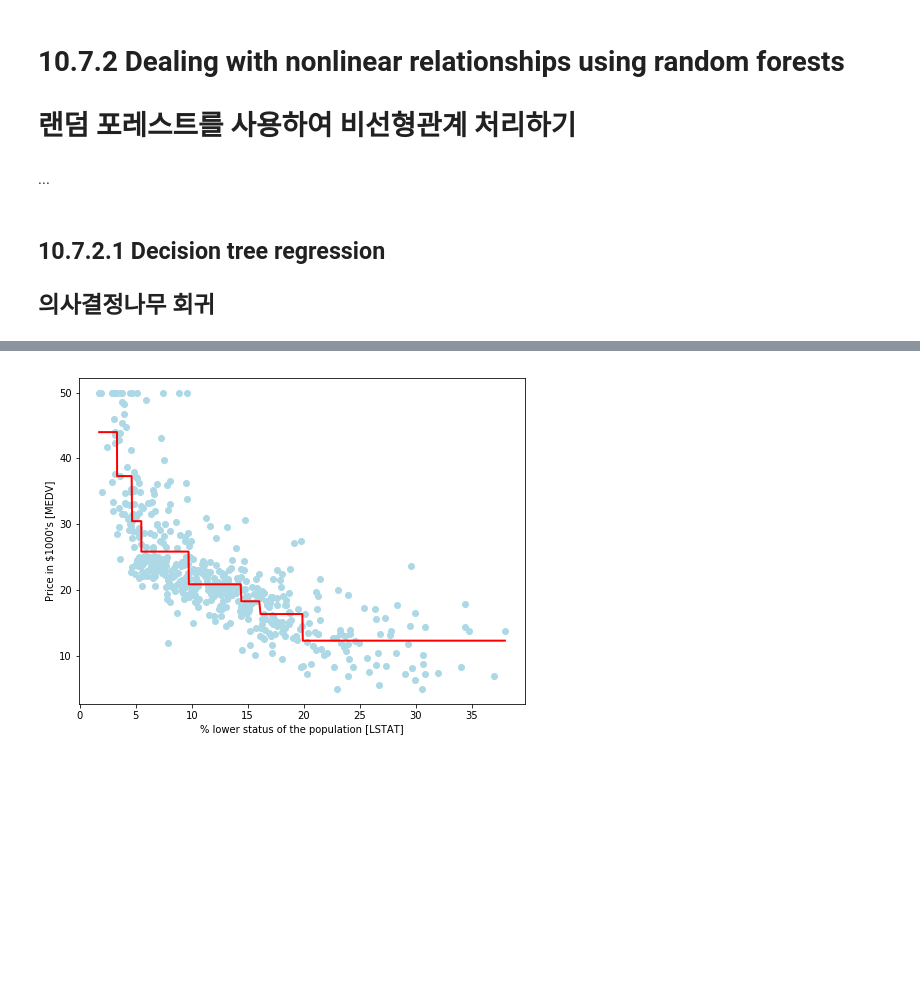
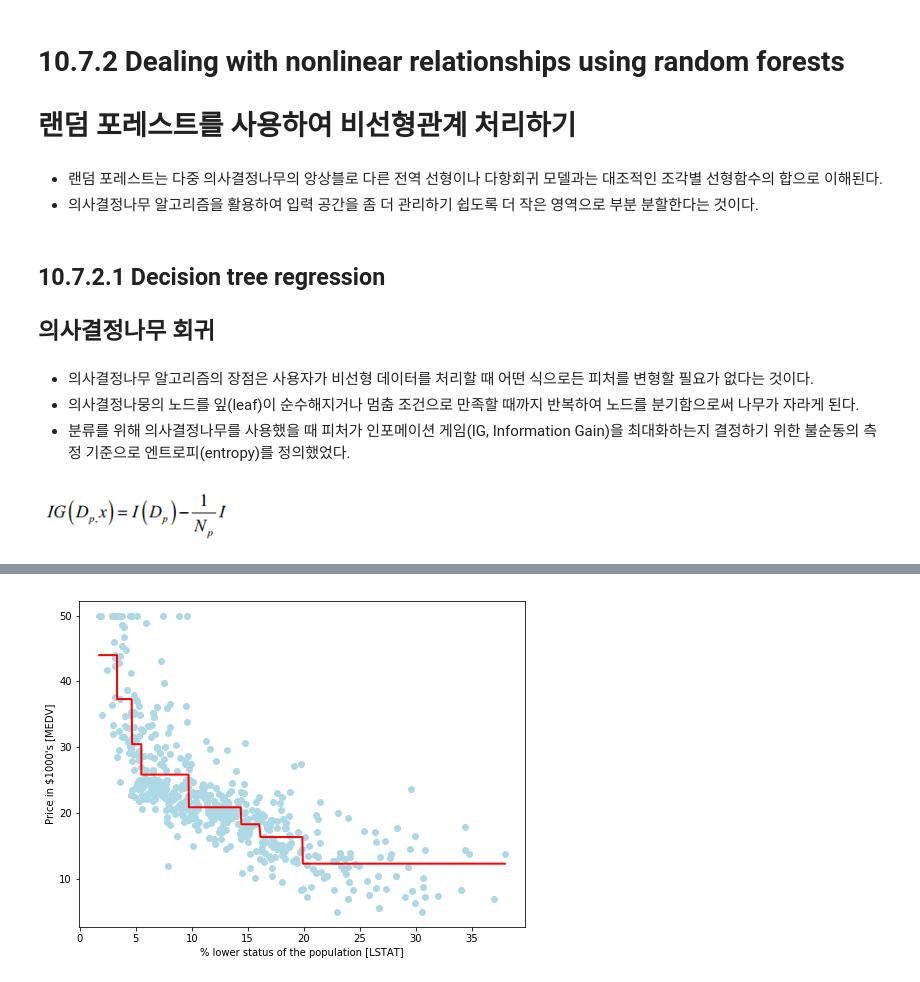
Before and after one commit to rnder/python-machine-learning-book, a Jupyter notebook: code/ch10/ch10-kor.ipynb, the cells around one changed output, grey strips where cells are left out. Drawn from its saved outputs; the diff is of its cells as text; code cells hidden in the pictures; blank space fills up the shorter version.

```diff
--- a/code/ch10/ch10-kor.ipynb
+++ b/code/ch10/ch10-kor.ipynb
@@ -847,8 +870,17 @@ plt.show()
 # %% [markdown]
 # 10.7.2 Dealing with nonlinear relationships using random forests
 # 랜덤 포레스트를 사용하여 비선형관계 처리하기
-# %% [markdown]
-...
+# %% [markdown]
+- 랜덤 포레스트는 다중 의사결정나무의 앙상블로 다른 전역 선형이나 다항회귀 모델과는 대조적인 조각별 선형함수의 합으로 이해된다.
+- 의사결정나무 알고리즘을 활용하여 입력 공간을 좀 더 관리하기 쉽도록 더 작은 영역으로 부분 분할한다는 것이다.
 # %% [markdown]
 ## 10.7.2.1 Decision tree regression
 ## 의사결정나무 회귀
+# %% [markdown]
+- 의사결정나무 알고리즘의 장점은 사용자가 비선형 데이터를 처리할 때 어떤 식으로든 피처를 변형할 필요가 없다는 것이다.
+- 의사결정나뭉의 노드를 잎(leaf)이 순수해지거나 멈춤 조건으로 만족할 때까지 반복하여 노드를 분기함으로써 나무가 자라게 된다.
+- 분류를 위해 의사결정나무를 사용했을 때 피처가 인포메이션 게임(IG, Information Gain)을 최대화하는지 결정하기 위한 불순동의 측정 기준으로 엔트로피(entropy)를 정의했었다.
+# %%
+Image(filename='./images/10_30.png', width=200)
+# %% [output]
+[figure, added]
```
Also changed, not shown: parts of 19 cells of this notebook, 3 other files.
